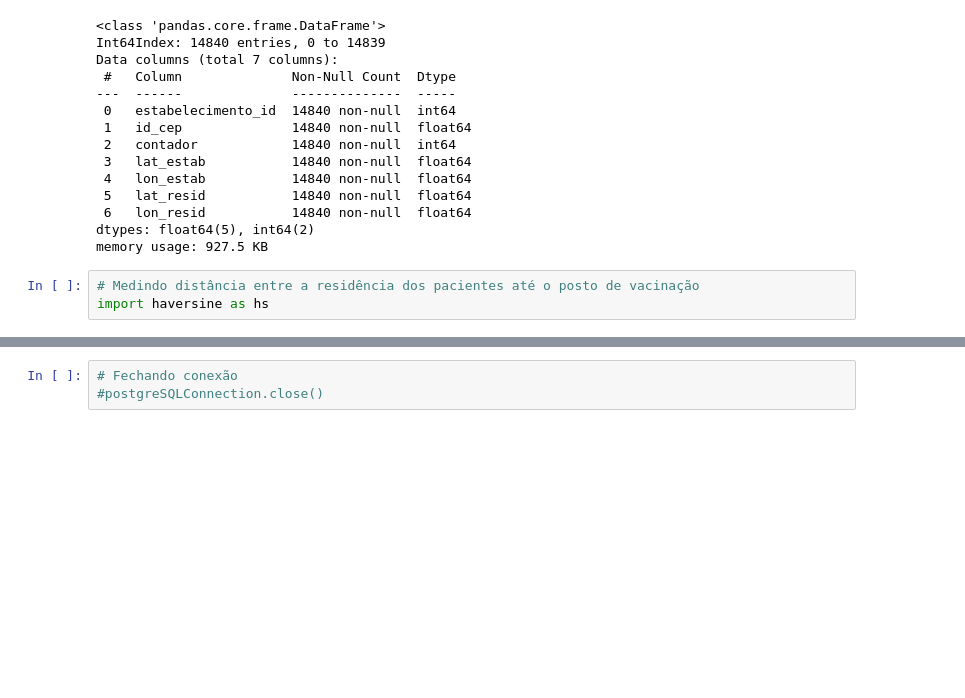
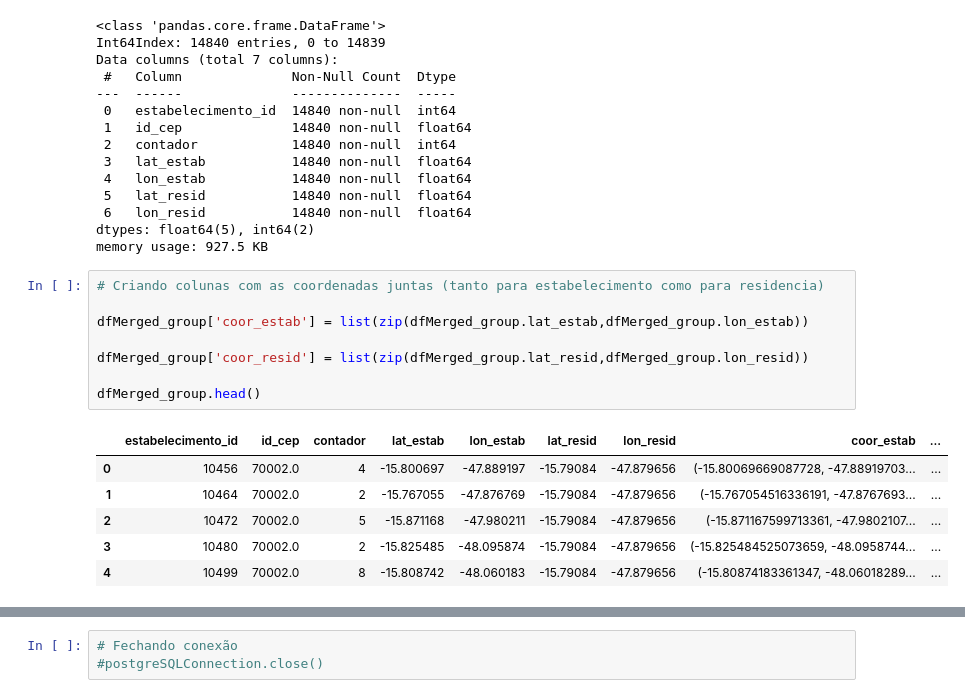
Before and after one commit to raquelcreis/vacina_covid_bsb, a Jupyter notebook: notebook.ipynb, the cells around one changed output, grey strips where cells are left out. Saved outputs shown, nothing was run; the diff lists cells and outputs as text; blank space fills up the shorter version.

Commit message:
calculo da distancia ate o posto de vacinacao

```diff
--- a/notebook.ipynb
+++ b/notebook.ipynb
@@ -510,6 +510,18 @@ Data columns (total 7 columns):
  6   lon_resid           14840 non-null  float64
 dtypes: float64(5), int64(2)
 memory usage: 927.5 KB
-# %%
-# Medindo distância entre a residência dos pacientes até o posto de vacinação
-import haversine as hs
+# %%
+# Criando colunas com as coordenadas juntas (tanto para estabelecimento como para residencia)
+
+dfMerged_group['coor_estab'] = list(zip(dfMerged_group.lat_estab,dfMerged_group.lon_estab))
+
+dfMerged_group['coor_resid'] = list(zip(dfMerged_group.lat_resid,dfMerged_group.lon_resid))
+
+dfMerged_group.head()
+# %% [output]
+|  | estabelecimento_id | id_cep | contador | lat_estab | lon_estab | lat_resid | lon_resid | coor_estab | ... |
+| 0 | 10456 | 70002.0 | 4 | -15.800697 | -47.889197 | -15.79084 | -47.879656 | (-15.80069669087728, -47.88919703... | ... |
+| 1 | 10464 | 70002.0 | 2 | -15.767055 | -47.876769 | -15.79084 | -47.879656 | (-15.767054516336191, -47.8767693... | ... |
+| 2 | 10472 | 70002.0 | 5 | -15.871168 | -47.980211 | -15.79084 | -47.879656 | (-15.871167599713361, -47.9802107... | ... |
+| 3 | 10480 | 70002.0 | 2 | -15.825485 | -48.095874 | -15.79084 | -47.879656 | (-15.825484525073659, -48.0958744... | ... |
+| 4 | 10499 | 70002.0 | 8 | -15.808742 | -48.060183 | -15.79084 | -47.879656 | (-15.80874183361347, -48.06018289... | ... |
```
Also changed, not shown: parts of 1 cell of this notebook.
